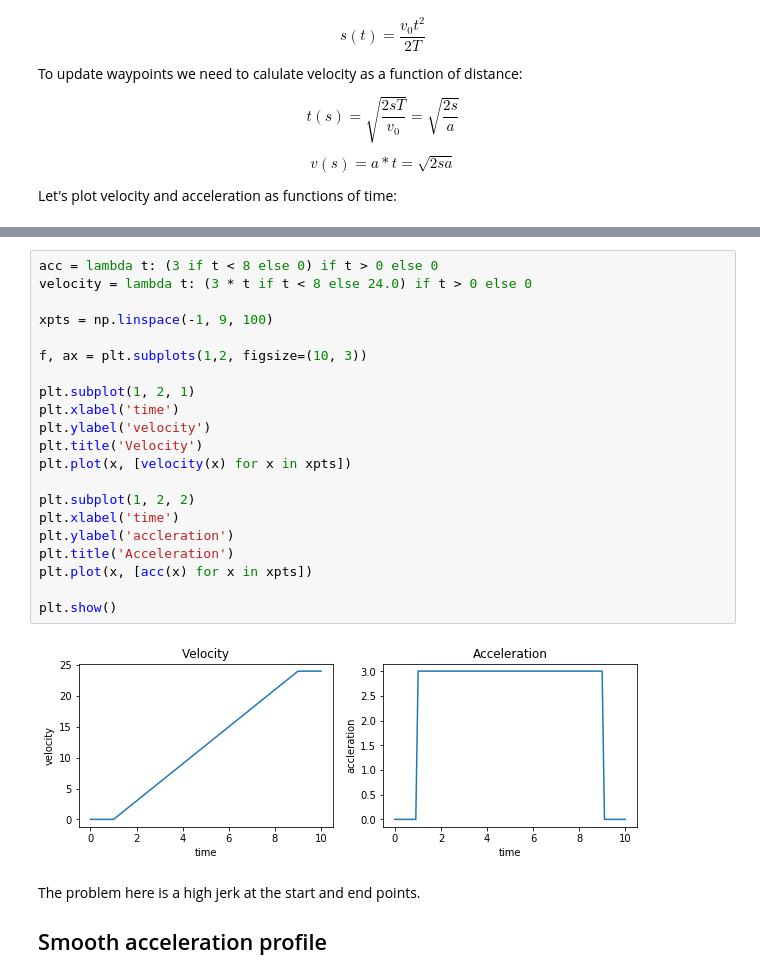
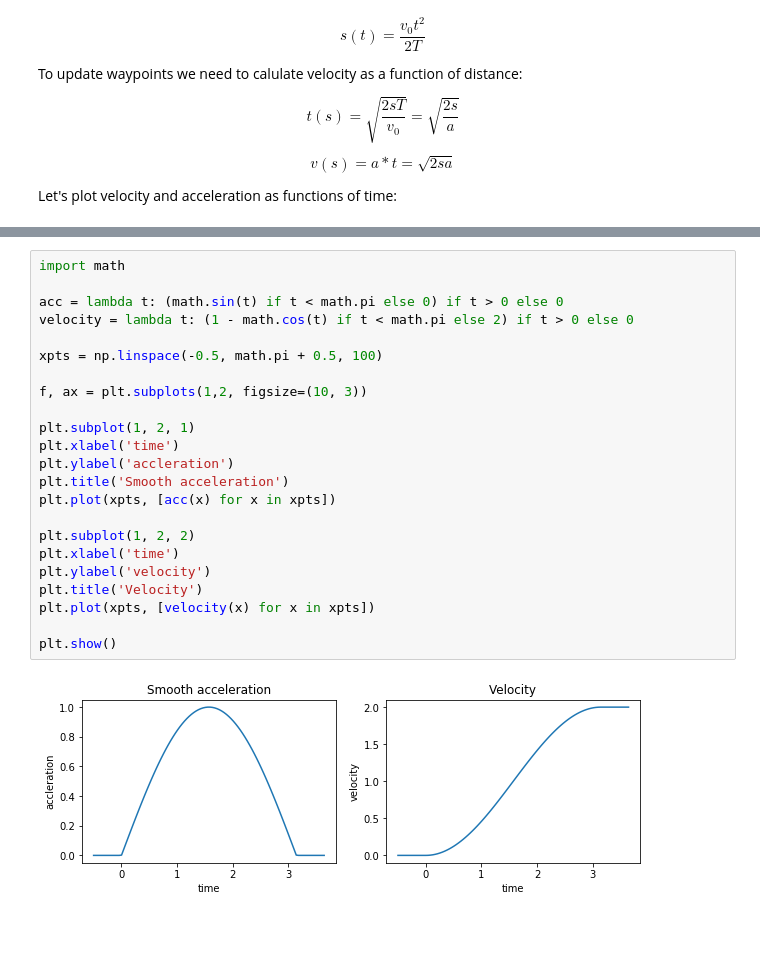
Before and after one commit to cazacov/traffic-light-classificator, a Jupyter notebook: classificator-opencv.ipynb, the cells around one changed output, grey strips where cells are left out. Drawn from its saved outputs; the diff is of its cells as text; blank space fills up the shorter version.

```diff
--- a/classificator-opencv.ipynb
+++ b/classificator-opencv.ipynb
@@ -203,27 +249,25 @@ Let's plot velocity and acceleration as functions of time:
 # %%
-acc = lambda t: (3 if t < 8 else 0) if t > 0 else 0
-velocity = lambda t: (3 * t if t < 8 else 24.0) if t > 0 else 0
+import math
 
-xpts = np.linspace(-1, 9, 100)
+acc = lambda t: (math.sin(t) if t < math.pi else 0) if t > 0 else 0
+velocity = lambda t: (1 - math.cos(t) if t < math.pi else 2) if t > 0 else 0
+
+xpts = np.linspace(-0.5, math.pi + 0.5, 100)
 
 f, ax = plt.subplots(1,2, figsize=(10, 3))
 
 plt.subplot(1, 2, 1)
 plt.xlabel('time')
-plt.ylabel('velocity')
-plt.title('Velocity')
-plt.plot(x, [velocity(x) for x in xpts])
+plt.ylabel('accleration')
+plt.title('Smooth acceleration')
+plt.plot(xpts, [acc(x) for x in xpts])
 
 plt.subplot(1, 2, 2)
 plt.xlabel('time')
-plt.ylabel('accleration')
-plt.title('Acceleration')
-plt.plot(x, [acc(x) for x in xpts])
+plt.ylabel('velocity')
+plt.title('Velocity')
+plt.plot(xpts, [velocity(x) for x in xpts])
 
 plt.show()
 # %% [output]
-[figure, old version]
+[figure, new version]
-# %% [markdown]
-The problem here is a high jerk at the start and end points.
-
-## Smooth acceleration profile
```
Also changed, not shown: parts of 9 cells of this notebook, 2 other files.
